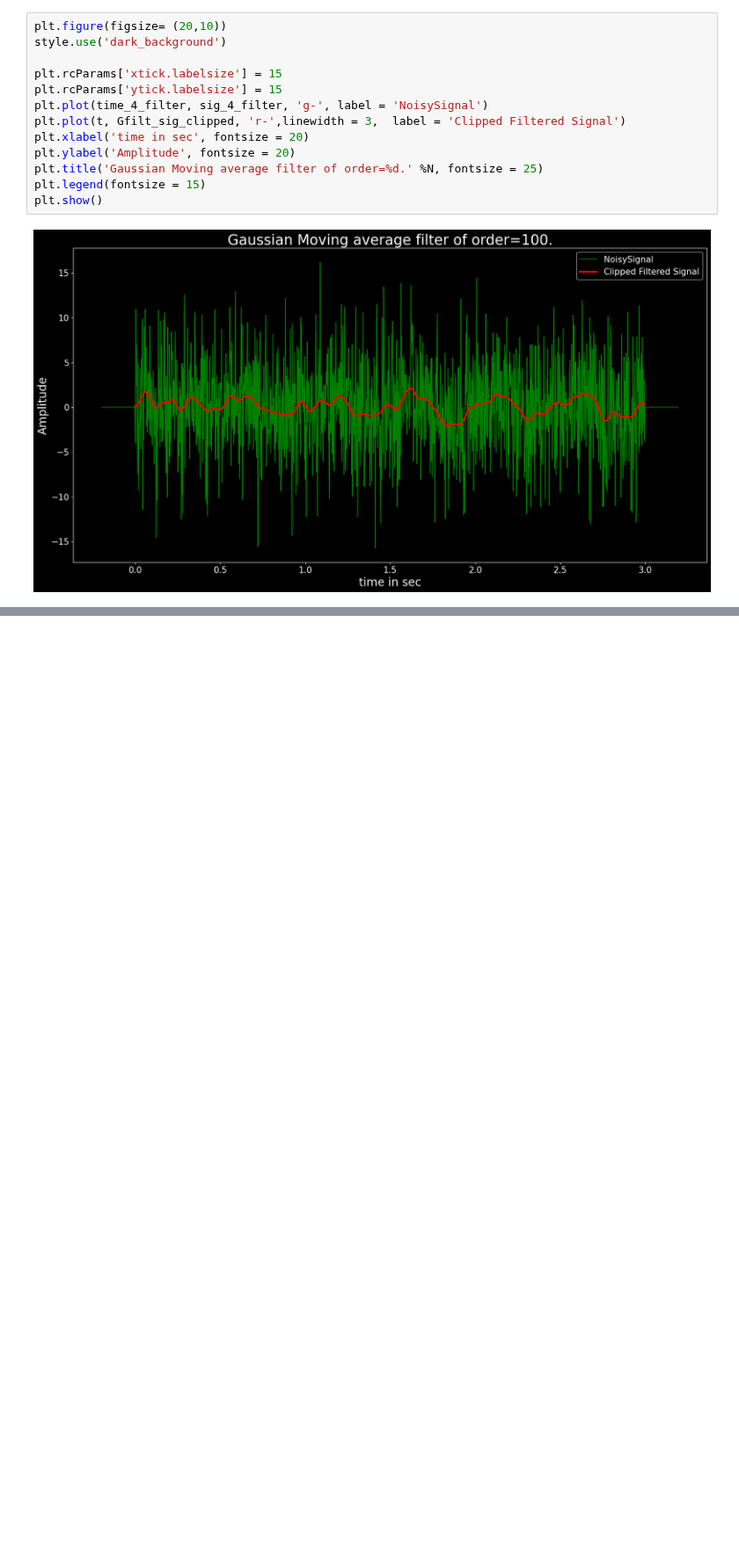
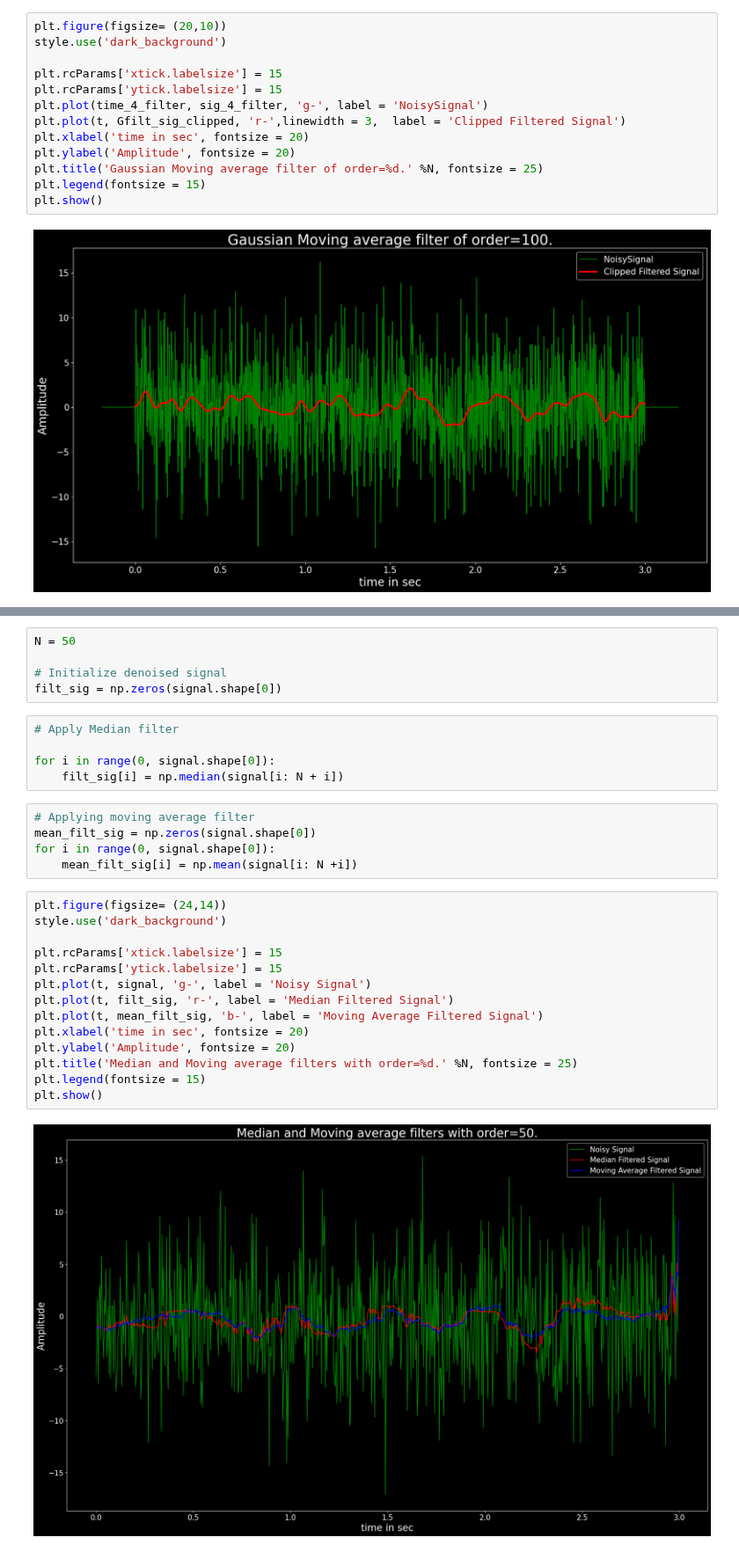
Before and after one commit to hbrandon15/ISP-with-Python, a Jupyter notebook: 03_Signal_Denoising/denoising.ipynb, the cells around one changed output, grey strips where cells are left out. Shown at 88% size. Saved outputs shown, nothing was run; the diff lists cells and outputs as text; blank space fills up the shorter version.

```diff
--- a/03_Signal_Denoising/denoising.ipynb
+++ b/03_Signal_Denoising/denoising.ipynb
@@ -193,0 +227,31 @@ plt.show()
+# %%
+N = 50
+
+# Initialize denoised signal
+filt_sig = np.zeros(signal.shape[0])
+# %%
+# Apply Median filter
+
+for i in range(0, signal.shape[0]):
+    filt_sig[i] = np.median(signal[i: N + i])
+# %%
+# Applying moving average filter
+mean_filt_sig = np.zeros(signal.shape[0])
+for i in range(0, signal.shape[0]):
+    mean_filt_sig[i] = np.mean(signal[i: N +i])
+# %%
+plt.figure(figsize= (24,14))
+style.use('dark_background')
+
+plt.rcParams['xtick.labelsize'] = 15
+plt.rcParams['ytick.labelsize'] = 15
+plt.plot(t, signal, 'g-', label = 'Noisy Signal')
+plt.plot(t, filt_sig, 'r-', label = 'Median Filtered Signal')
+plt.plot(t, mean_filt_sig, 'b-', label = 'Moving Average Filtered Signal')
+plt.xlabel('time in sec', fontsize = 20)
+plt.ylabel('Amplitude', fontsize = 20)
+plt.title('Median and Moving average filters with order=%d.' %N, fontsize = 25)
+plt.legend(fontsize = 15)
+plt.show()
+# %% [output]
+[figure, added]
```
Also changed, not shown: parts of 4 cells of this notebook.
